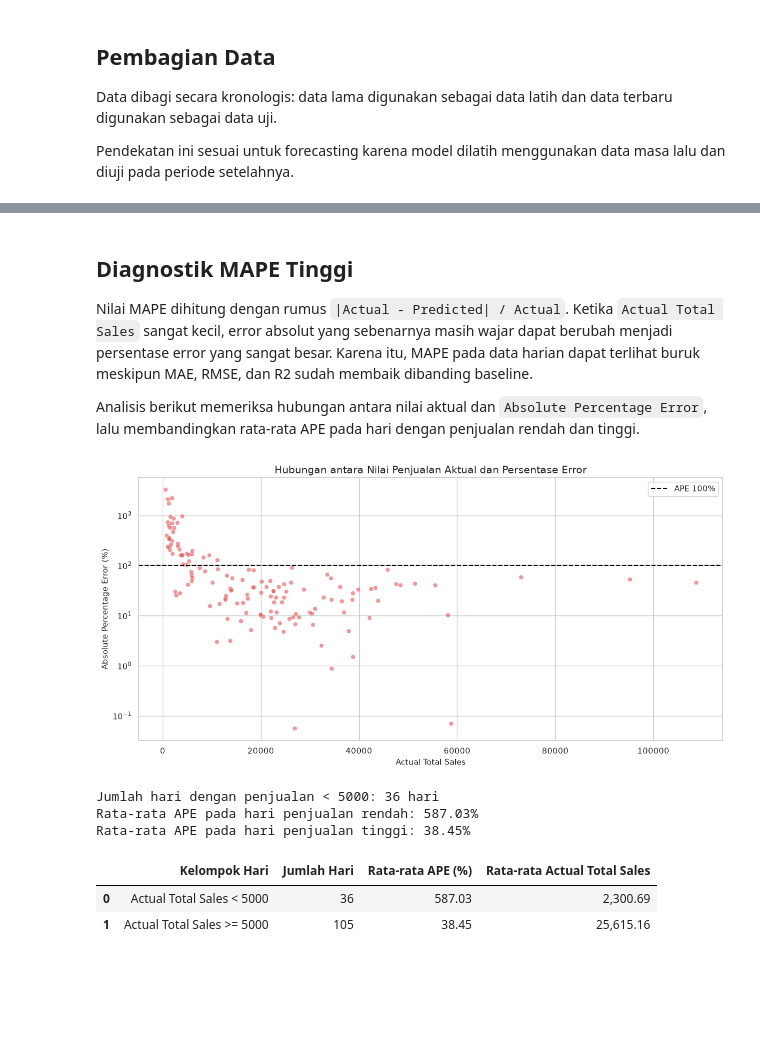
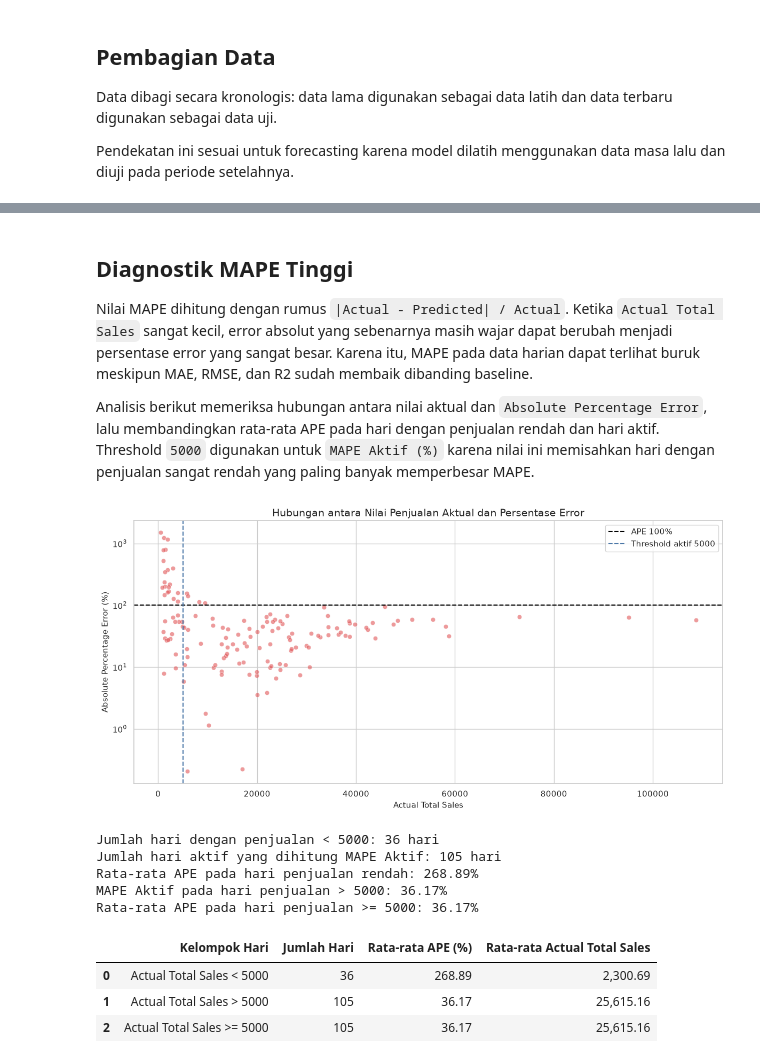
Before and after one commit to albertabayor/uas-peramlan, a Jupyter notebook: UAS_Peramalan_Random_Forest_Forecasting.ipynb, the cells around one changed output, grey strips where cells are left out. Cells and saved outputs as stored; diff of their text form; code cells hidden in the pictures; blank space fills up the shorter version.

```diff
--- a/UAS_Peramalan_Random_Forest_Forecasting.ipynb
+++ b/UAS_Peramalan_Random_Forest_Forecasting.ipynb
@@ -589,9 +673,10 @@ Standar interpretasi MAPE seperti Lewis dapat digunakan sebagai referensi umum,
 prediction_results = pd.DataFrame({
     "Date": dates_test.values,
     "Actual Total Sales": y_test.values,
-    "Predicted Total Sales": rf_pred
+    "Predicted Total Sales": final_pred
 })
 
+prediction_results["Model"] = final_model_name
 prediction_results["Error"] = prediction_results["Actual Total Sales"] - prediction_results["Predicted Total Sales"]
 prediction_results["Absolute Error"] = prediction_results["Error"].abs()
 prediction_results["Absolute Percentage Error"] = np.where(
@@ -600,6 +685,7 @@ prediction_results["Absolute Percentage Error"] = np.where(
     np.nan
 )
 
+print(f"Model yang digunakan untuk tabel prediksi: {final_model_name}")
 print("Preview hasil prediksi:")
 display(prediction_results.head(20))
 
@@ -643,7 +730,7 @@ Ringkasan hasil prediksi:
 
 Nilai MAPE dihitung dengan rumus `|Actual - Predicted| / Actual`. Ketika `Actual Total Sales` sangat kecil, error absolut yang sebenarnya masih wajar dapat berubah menjadi persentase error yang sangat besar. Karena itu, MAPE pada data harian dapat terlihat buruk meskipun MAE, RMSE, dan R2 sudah membaik dibanding baseline.
 
-Analisis berikut memeriksa hubungan antara nilai aktual dan `Absolute Percentage Error`, lalu membandingkan rata-rata APE pada hari dengan penjualan rendah dan tinggi.
+Analisis berikut memeriksa hubungan antara nilai aktual dan `Absolute Percentage Error`, lalu membandingkan rata-rata APE pada hari dengan penjualan rendah dan hari aktif. Threshold `5000` digunakan untuk `MAPE Aktif (%)` karena nilai ini memisahkan hari dengan penjualan sangat rendah yang paling banyak memperbesar MAPE.
 # %%
 # Visualisasi hubungan antara Actual Sales dan APE (Absolute Percentage Error)
 ape_plot_data = prediction_results.dropna(subset=["Absolute Percentage Error"]).copy()
@@ -658,46 +745,56 @@ sns.scatterplot(
     alpha=0.6
 )
 plt.axhline(y=100, color="black", linestyle="--", label="APE 100%")
+plt.axvline(x=ACTIVE_SALES_THRESHOLD, color="#4C78A8", linestyle="--", label=f"Threshold aktif {ACTIVE_SALES_THRESHOLD}")
 plt.title("Hubungan antara Nilai Penjualan Aktual dan Persentase Error")
 plt.xlabel("Actual Total Sales")
 plt.ylabel("Absolute Percentage Error (%)")
 plt.yscale("log")
 plt.legend()
 plt.tight_layout()
 plt.show()
 
 # Menghitung berapa banyak hari dengan penjualan rendah yang memperbesar MAPE
-low_sales_threshold = 5000
+low_sales_threshold = ACTIVE_SALES_THRESHOLD
 low_sales_days = prediction_results[prediction_results["Actual Total Sales"] < low_sales_threshold]
+active_sales_days = prediction_results[prediction_results["Actual Total Sales"] > low_sales_threshold]
 high_sales_days = prediction_results[prediction_results["Actual Total Sales"] >= low_sales_threshold]
 
 low_sales_ape_mean = low_sales_days["Absolute Percentage Error"].mean()
+active_sales_ape_mean = active_sales_days["Absolute Percentage Error"].mean()
 high_sales_ape_mean = high_sales_days["Absolute Percentage Error"].mean()
 
 print(f"Jumlah hari dengan penjualan < {low_sales_threshold}: {len(low_sales_days)} hari")
+print(f"Jumlah hari aktif yang dihitung MAPE Aktif: {len(active_sales_days)} hari")
 print(f"Rata-rata APE pada hari penjualan rendah: {low_sales_ape_mean:.2f}%")
-print(f"Rata-rata APE pada hari penjualan tinggi: {high_sales_ape_mean:.2f}%")
+print(f"MAPE Aktif pada hari penjualan > {low_sales_threshold}: {active_sales_ape_mean:.2f}%")
+print(f"Rata-rata APE pada hari penjualan >= {low_sales_threshold}: {high_sales_ape_mean:.2f}%")
 
 display(pd.DataFrame({
     "Kelompok Hari": [
         f"Actual Total Sales < {low_sales_threshold}",
+        f"Actual Total Sales > {low_sales_threshold}",
         f"Actual Total Sales >= {low_sales_threshold}"
     ],
-    "Jumlah Hari": [len(low_sales_days), len(high_sales_days)],
-    "Rata-rata APE (%)": [low_sales_ape_mean, high_sales_ape_mean],
+    "Jumlah Hari": [len(low_sales_days), len(active_sales_days), len(high_sales_days)],
+    "Rata-rata APE (%)": [low_sales_ape_mean, active_sales_ape_mean, high_sales_ape_mean],
     "Rata-rata Actual Total Sales": [
         low_sales_days["Actual Total Sales"].mean(),
+        active_sales_days["Actual Total Sales"].mean(),
         high_sales_days["Actual Total Sales"].mean()
     ]
 }))
 # %% [output]
-[figure, old version]
+[figure, new version]
 Jumlah hari dengan penjualan < 5000: 36 hari
-Rata-rata APE pada hari penjualan rendah: 587.03%
-Rata-rata APE pada hari penjualan tinggi: 38.45%
+Jumlah hari aktif yang dihitung MAPE Aktif: 105 hari
+Rata-rata APE pada hari penjualan rendah: 268.89%
+MAPE Aktif pada hari penjualan > 5000: 36.17%
+Rata-rata APE pada hari penjualan >= 5000: 36.17%
 |  | Kelompok Hari | Jumlah Hari | Rata-rata APE (%) | Rata-rata Actual Total Sales |
-| 0 | Actual Total Sales < 5000 | 36 | 587.03 | 2,300.69 |
-| 1 | Actual Total Sales >= 5000 | 105 | 38.45 | 25,615.16 |
+| 0 | Actual Total Sales < 5000 | 36 | 268.89 | 2,300.69 |
+| 1 | Actual Total Sales > 5000 | 105 | 36.17 | 25,615.16 |
+| 2 | Actual Total Sales >= 5000 | 105 | 36.17 | 25,615.16 |
 # %%
 # Visualisasi actual vs predicted pada data testing
 plt.figure(figsize=(14, 6))
```
Also changed, not shown: parts of 14 cells of this notebook, 5 other files.
